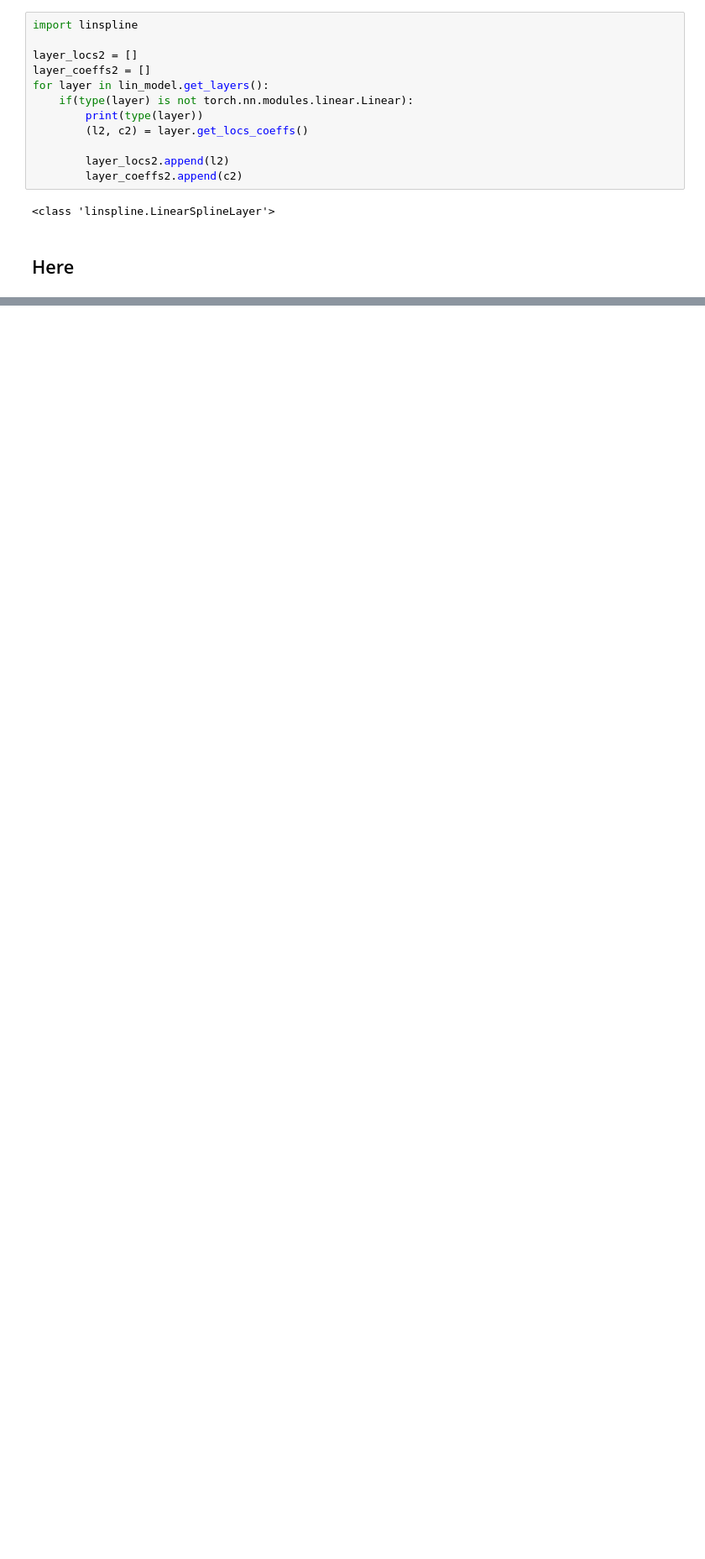
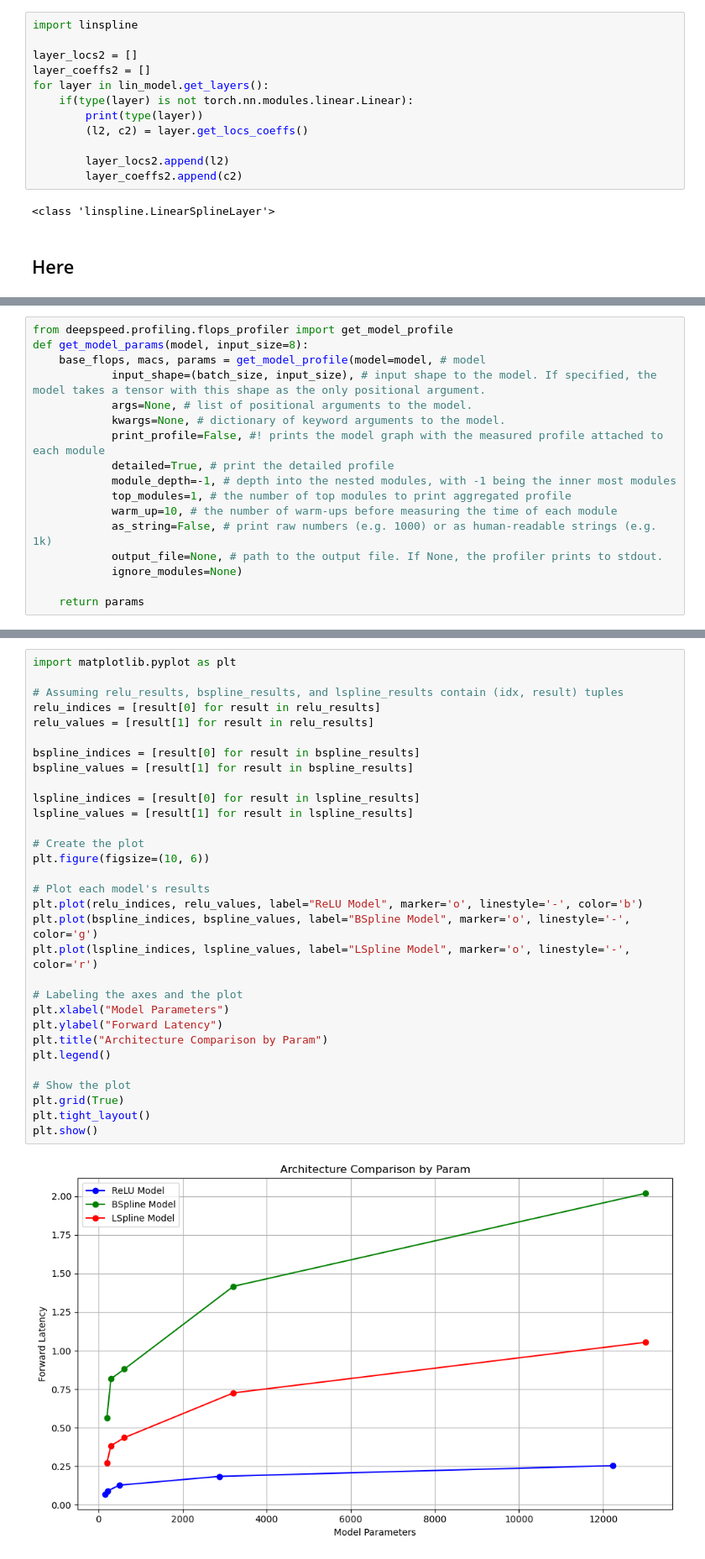
Before and after one commit to liam-hp/deepsplines-thesis, a Jupyter notebook: testing.ipynb, the cells around one changed output, grey strips where cells are left out. Shown: that part at 84% size. Saved outputs shown, nothing was run; the diff lists cells and outputs as text; blank space fills up the shorter version.

Commit message:
idk lsplines continued

```diff
--- a/testing.ipynb
+++ b/testing.ipynb
@@ -424,0 +178,17 @@ tensor([[ 0.0000,  0.0000,  0.0000,  0.5000,  1.0000,  5.0000,  8.0000, 10.0000]
+# %%
+from deepspeed.profiling.flops_profiler import get_model_profile
+def get_model_params(model, input_size=8):
+    base_flops, macs, params = get_model_profile(model=model, # model
+            input_shape=(batch_size, input_size), # input shape to the model. If specified, the model takes a tensor with this shape as the only positional argument.
+            args=None, # list of positional arguments to the model.
+            kwargs=None, # dictionary of keyword arguments to the model.
+            print_profile=False, #! prints the model graph with the measured profile attached to each module
+            detailed=True, # print the detailed profile
+            module_depth=-1, # depth into the nested modules, with -1 being the inner most modules
+            top_modules=1, # the number of top modules to print aggregated profile
+            warm_up=10, # the number of warm-ups before measuring the time of each module
+            as_string=False, # print raw numbers (e.g. 1000) or as human-readable strings (e.g. 1k)
+            output_file=None, # path to the output file. If None, the profiler prints to stdout.
+            ignore_modules=None)
+
+    return params
@@ -425,3 +234,36 @@ tensor([[ 0.0000,  0.0000,  0.0000,  0.5000,  1.0000,  5.0000,  8.0000, 10.0000]
+# %%
+import matplotlib.pyplot as plt
+
+# Assuming relu_results, bspline_results, and lspline_results contain (idx, result) tuples
+relu_indices = [result[0] for result in relu_results]
+relu_values = [result[1] for result in relu_results]
+
+bspline_indices = [result[0] for result in bspline_results]
+bspline_values = [result[1] for result in bspline_results]
+
+lspline_indices = [result[0] for result in lspline_results]
+lspline_values = [result[1] for result in lspline_results]
+
+# Create the plot
+plt.figure(figsize=(10, 6))
+
+# Plot each model's results
+plt.plot(relu_indices, relu_values, label="ReLU Model", marker='o', linestyle='-', color='b')
+plt.plot(bspline_indices, bspline_values, label="BSpline Model", marker='o', linestyle='-', color='g')
+plt.plot(lspline_indices, lspline_values, label="LSpline Model", marker='o', linestyle='-', color='r')
+
+# Labeling the axes and the plot
+plt.xlabel("Model Parameters")
+plt.ylabel("Forward Latency")
+plt.title("Architecture Comparison by Param")
+plt.legend()
+
+# Show the plot
+plt.grid(True)
+plt.tight_layout()
+plt.show()
+# %% [output]
+[figure, added]
 # %%
 import torch
 import torch.nn as nn
```
Also changed, not shown: parts of 11 cells of this notebook, 5 other files.
